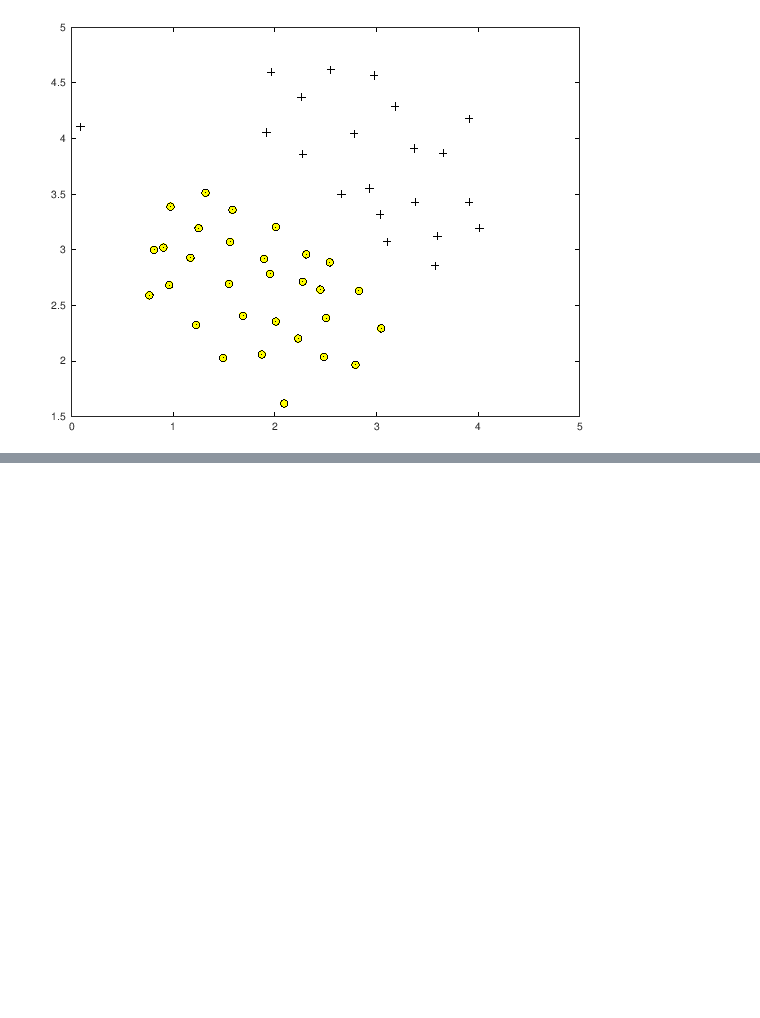
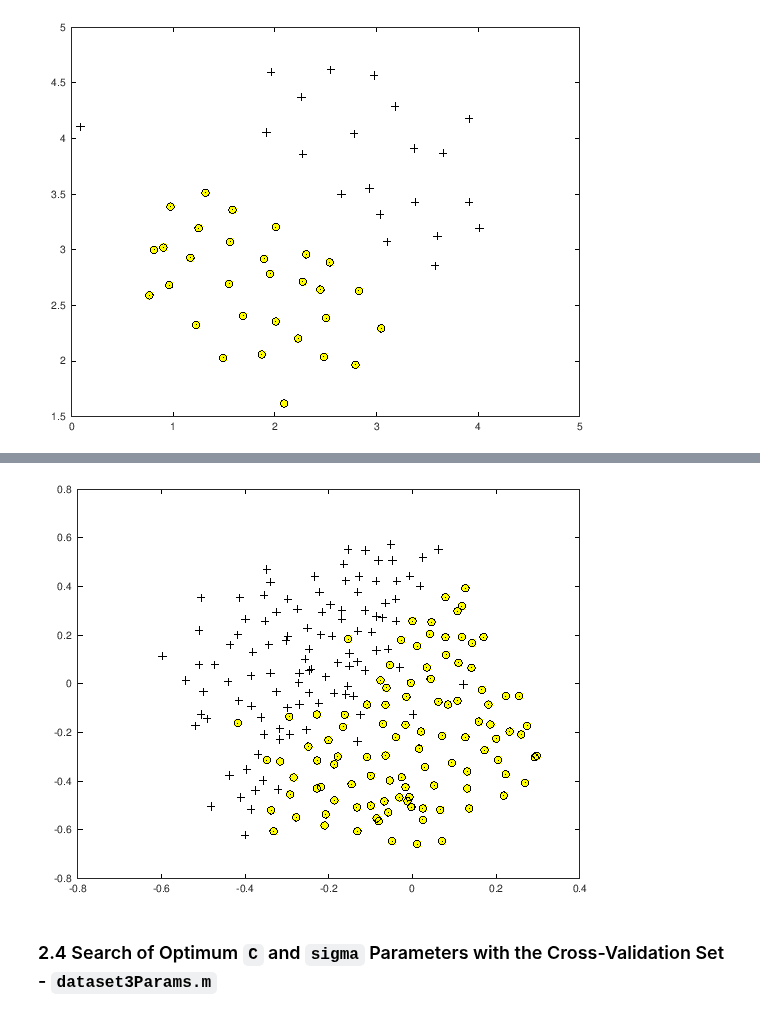
Before and after one commit to mxagar/machine_learning_coursera, a Jupyter notebook: exercises/ex1-ex8-octave/ex6/ML_Coursera_Ex_6_SVMs.ipynb, the cells around one changed output, grey strips where cells are left out. Saved outputs shown, nothing was run; the diff lists cells and outputs as text; code cells hidden in the pictures; blank space fills up the shorter version.

```diff
--- a/exercises/ex1-ex8-octave/ex6/ML_Coursera_Ex_6_SVMs.ipynb
+++ b/exercises/ex1-ex8-octave/ex6/ML_Coursera_Ex_6_SVMs.ipynb
@@ -96,0 +189,7 @@ plotData_(X, y)
+# %%
+% Plot training data
+plotData(X, y);
+# %% [output]
+[figure, added]
+# %% [markdown]
+### 2.4 Search of Optimum `C` and `sigma` Parameters with the Cross-Validation Set - `dataset3Params.m`
```
Also changed, not shown: parts of 19 cells of this notebook, 3 other files.
